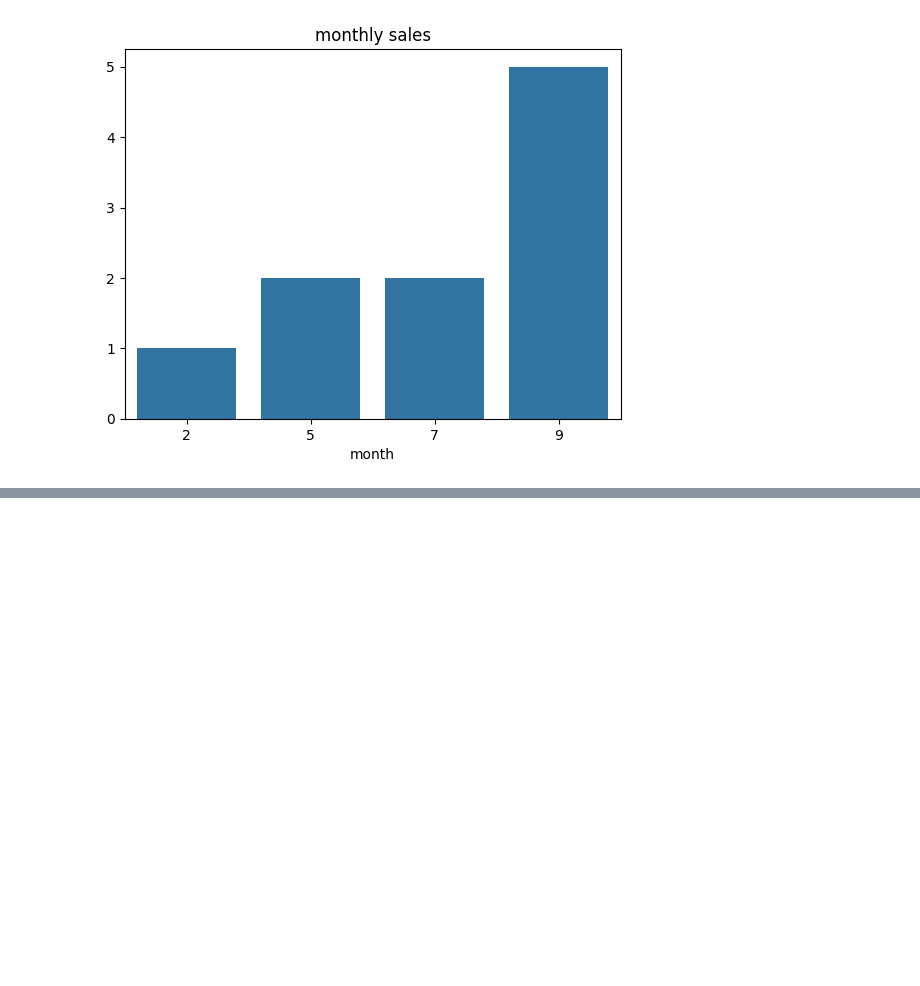
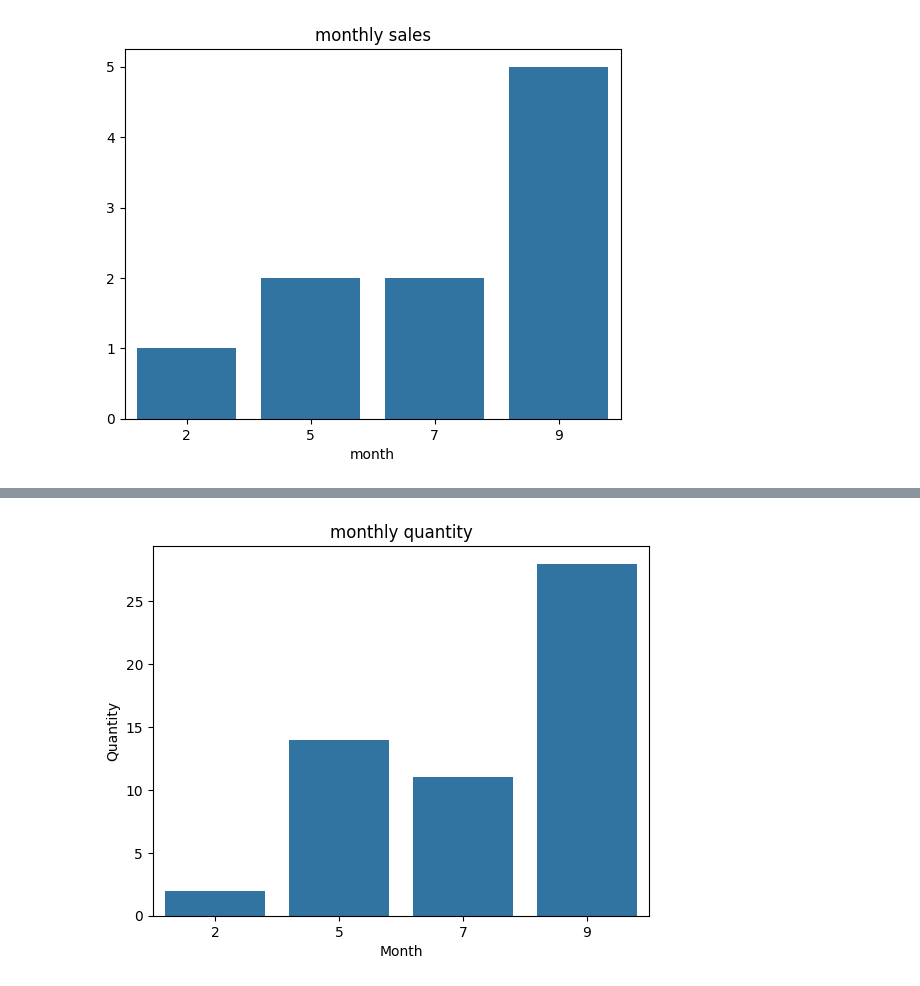
Before and after one commit to mdsamim1992hatia-cell/BMI-CAL, a Jupyter notebook: Untitled204.ipynb, the cells around one changed output, grey strips where cells are left out. Cells and saved outputs as stored; diff of their text form; code cells hidden in the pictures; blank space fills up the shorter version.

```diff
--- a/Untitled204.ipynb
+++ b/Untitled204.ipynb
@@ -396,0 +456,3 @@ plt.show()
+# %%
+monthly_quantity=df.groupby('month')['quantity'].sum().sort_values(ascending=False)
+monthly_quantity
@@ -396,0 +467,11 @@ plt.show()
+# %%
+sns.barplot(
+    x=monthly_quantity.index,
+    y=monthly_quantity.values
+)
+plt.title('monthly quantity')
+plt.xlabel('Month')
+plt.ylabel('Quantity')
+plt.show()
+# %% [output]
+[figure, added]
```
Also changed, not shown: parts of 10 cells of this notebook.
